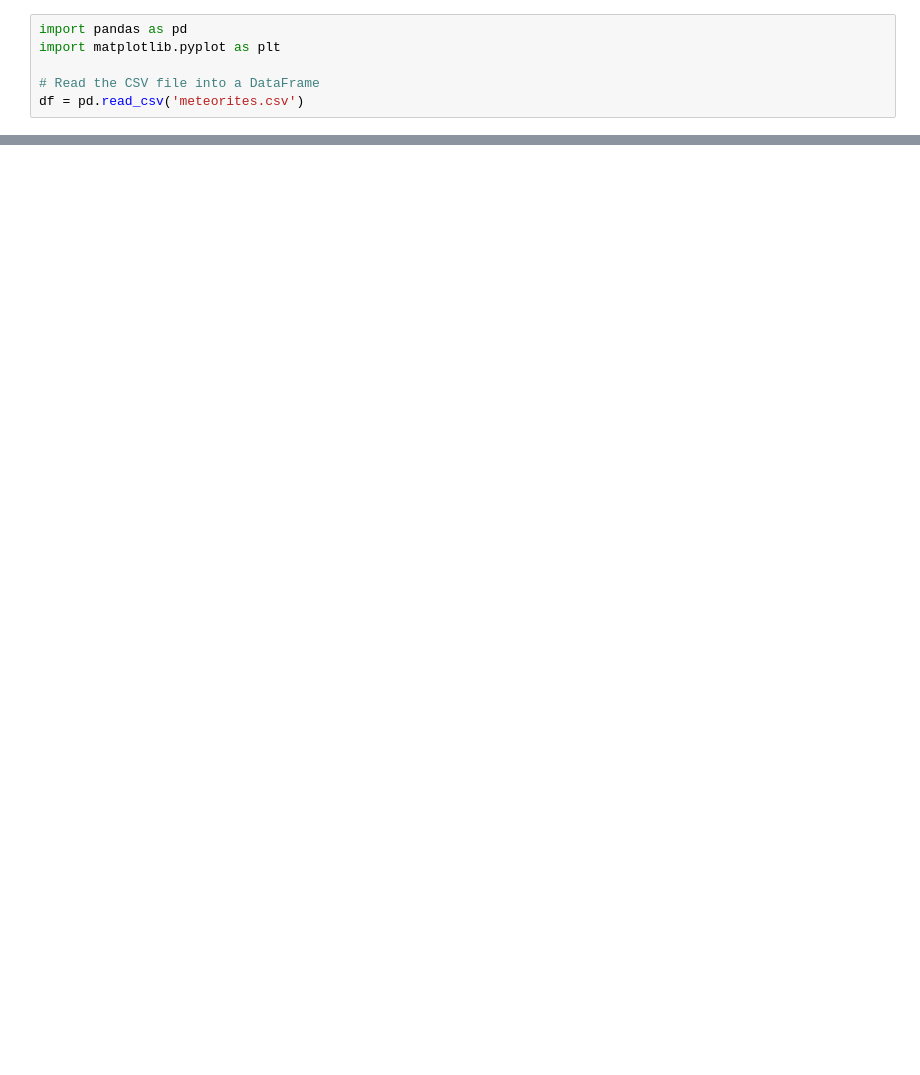
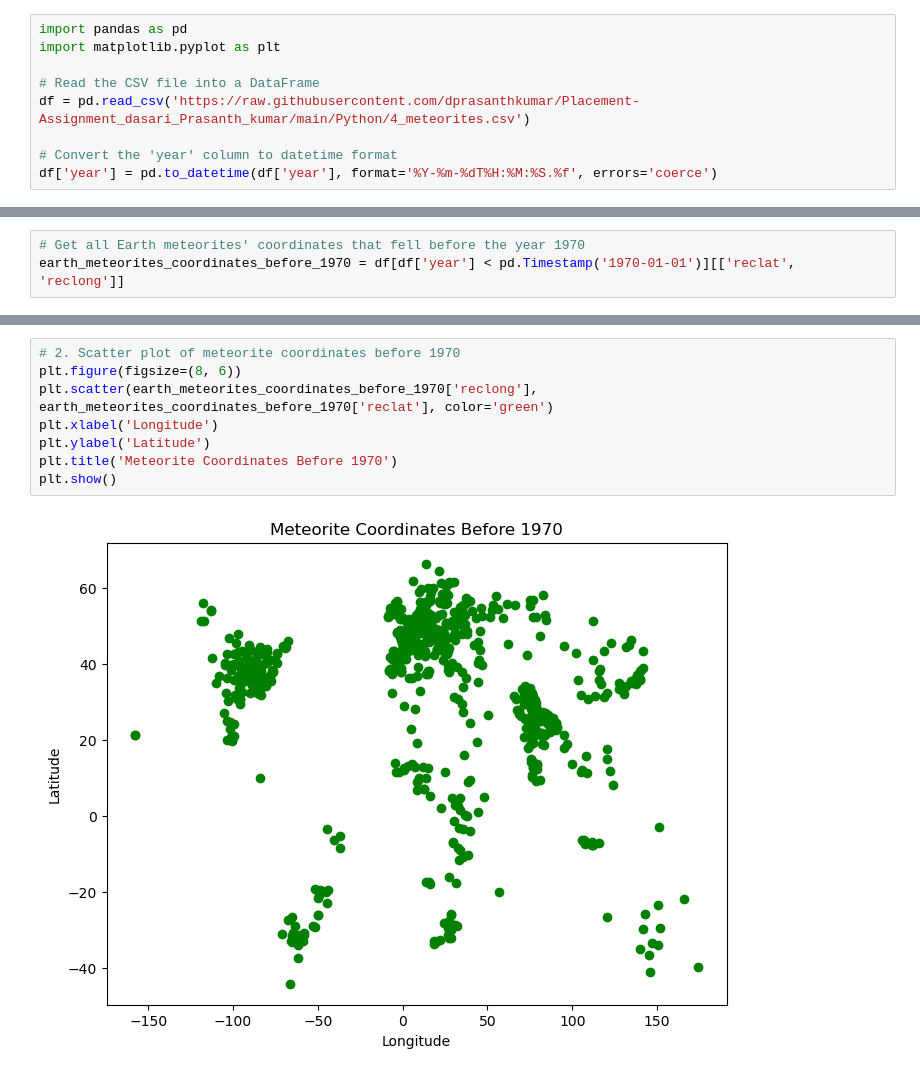
Before and after one commit to dprasanthkumar/Placement-Assignment_dasari_Prasanth_kumar, a Jupyter notebook: Python/7th.ipynb, the cells around one changed output, grey strips where cells are left out. Drawn from its saved outputs; the diff is of its cells as text; blank space fills up the shorter version.

```diff
--- a/Python/7th.ipynb
+++ b/Python/7th.ipynb
@@ -3,4 +3,7 @@ import pandas as pd
 import matplotlib.pyplot as plt
 
 # Read the CSV file into a DataFrame
-df = pd.read_csv('meteorites.csv')
+df = pd.read_csv('https://raw.githubusercontent.com/dprasanthkumar/Placement-Assignment_dasari_Prasanth_kumar/main/Python/4_meteorites.csv')
+
+# Convert the 'year' column to datetime format
+df['year'] = pd.to_datetime(df['year'], format='%Y-%m-%dT%H:%M:%S.%f', errors='coerce')
@@ -8,0 +49,3 @@ FileNotFoundError: [Errno 2] No such file or directory: 'meteorites.csv'
+# %%
+# Get all Earth meteorites' coordinates that fell before the year 1970
+earth_meteorites_coordinates_before_1970 = df[df['year'] < pd.Timestamp('1970-01-01')][['reclat', 'reclong']]
@@ -8,0 +87,10 @@ FileNotFoundError: [Errno 2] No such file or directory: 'meteorites.csv'
+# %%
+# 2. Scatter plot of meteorite coordinates before 1970
+plt.figure(figsize=(8, 6))
+plt.scatter(earth_meteorites_coordinates_before_1970['reclong'], earth_meteorites_coordinates_before_1970['reclat'], color='green')
+plt.xlabel('Longitude')
+plt.ylabel('Latitude')
+plt.title('Meteorite Coordinates Before 1970')
+plt.show()
+# %% [output]
+[figure, added]
```
Also changed, not shown: parts of 10 cells of this notebook.
